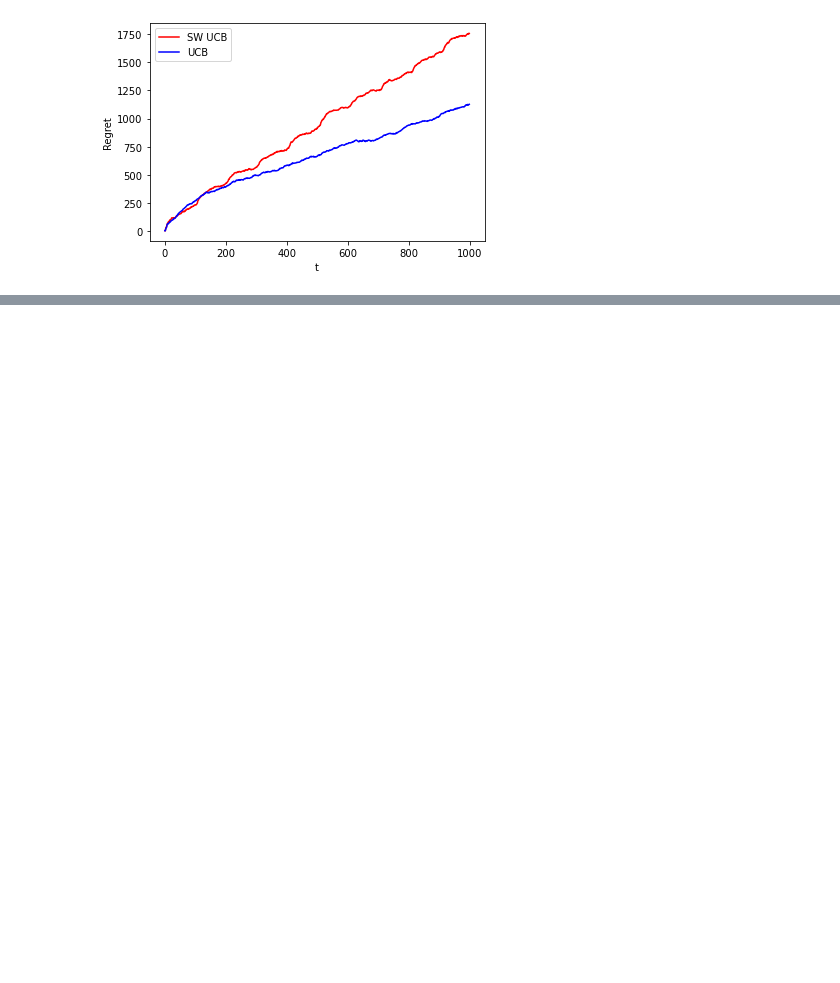
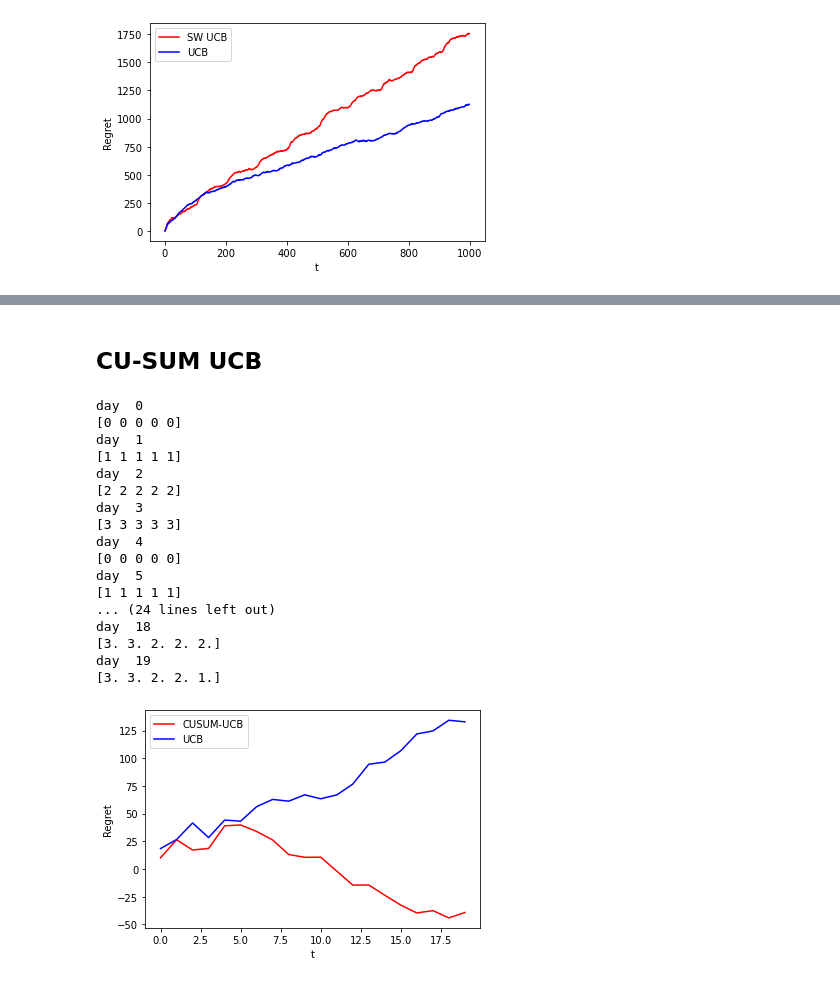
Before and after one commit to GiuliaMontani/Online-learning-application, a Jupyter notebook: Ola_project/Step6.ipynb, the cells around one changed output, grey strips where cells are left out. Saved outputs shown, nothing was run; the diff lists cells and outputs as text; code cells hidden in the pictures; blank space fills up the shorter version.

```diff
--- a/Ola_project/Step6.ipynb
+++ b/Ola_project/Step6.ipynb
@@ -405,0 +645,71 @@ plt.show()
+# %% [markdown]
+## CU-SUM UCB
+# %%
+#Comparison between CU-SUM UCB and UCB
+# static environment
+
+n_arms = 4
+num_users = 100
+n_days = 20
+fixed_alpha = 1
+fixed_weights = 0
+fixed_units = 1  # 0 ?
+n_experiments = 1
+
+window_size = 10
+
+cd_ucb_rewards_per_experiment = []
+ucb_rewards_per_experiment = []
+
+cd_ucb_pulls_per_arm_per_experiment = []
+ucb_pulls_per_arm_per_experiment = []
+
+for e in range(n_experiments):
+
+    env = Environment(n_arms, E, margins_matrix, num_users, fixed_alpha, fixed_weights, fixed_units)
+    ucb_learner = UCB(n_arms=n_arms)
+    cd_UCB_learner = CUSUM_UCB(n_arms)
+
+    for d in range(n_days):
+        print('day ', d)
+        pulled_arm = ucb_learner.pull_arm()
+        reward = env.round(pulled_arm)
+        ucb_learner.update(pulled_arm, reward)
+
+        pulled_arm = cd_UCB_learner.pull_arm()
+        print(pulled_arm)
+        reward = env.round(pulled_arm, )
+        cd_UCB_learner.update(pulled_arm, reward)
+
+    cd_ucb_rewards_per_experiment.append(cd_UCB_learner.collected_rewards)
+    ucb_rewards_per_experiment.append(ucb_learner.collected_rewards)
+
+    cd_ucb_pulls_per_arm_per_experiment.append(cd_UCB_learner.counter_per_arm)
+    ucb_pulls_per_arm_per_experiment.append(ucb_learner.counter_per_arm)
+
+plt.figure(0)
+plt.xlabel("t")
+plt.ylabel("Regret")
+plt.plot(np.cumsum(np.mean(opt - cd_ucb_rewards_per_experiment, axis=0)), 'r')
+plt.plot(np.cumsum(np.mean(opt - ucb_rewards_per_experiment, axis=0)), 'b')
+plt.legend(["CUSUM-UCB", "UCB"])
+plt.show()
+# %% [output]
+day  0
+[0 0 0 0 0]
+day  1
+[1 1 1 1 1]
+day  2
+[2 2 2 2 2]
+day  3
+[3 3 3 3 3]
+day  4
+[0 0 0 0 0]
+day  5
+[1 1 1 1 1]
+... (24 lines left out)
+day  18
+[3. 3. 2. 2. 2.]
+day  19
+[3. 3. 2. 2. 1.]
+[figure, added]
```
Also changed, not shown: parts of 19 cells of this notebook, 3 other files.
